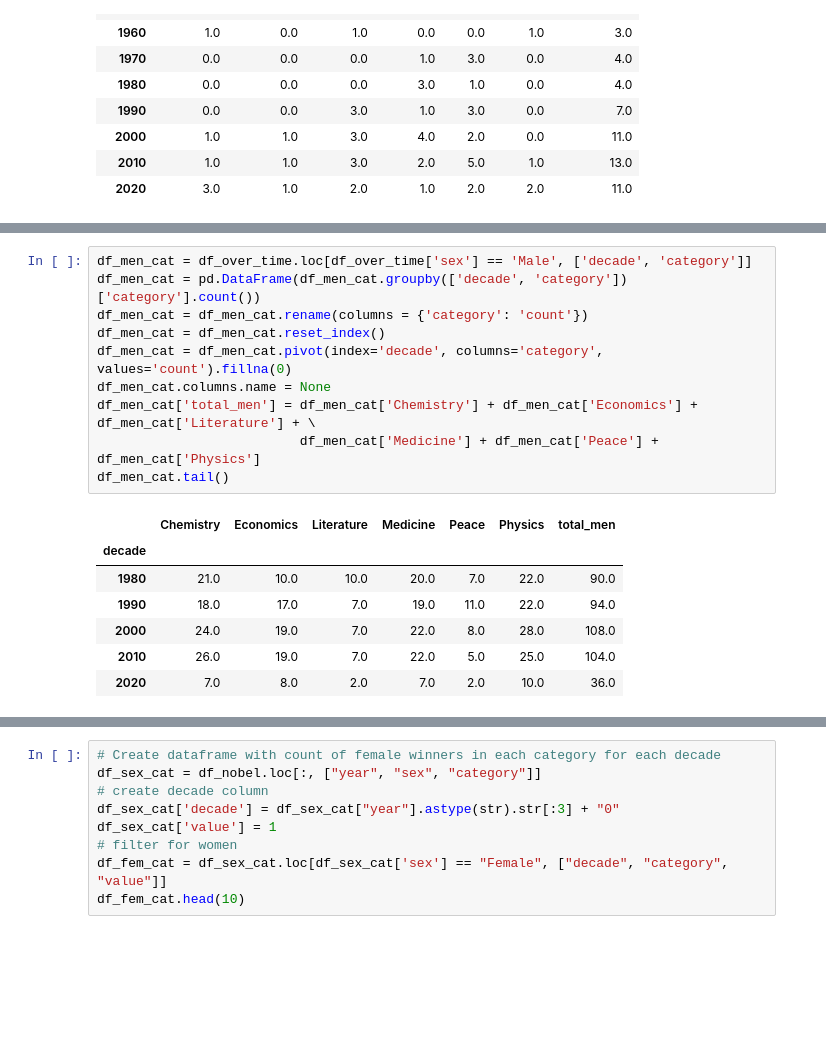
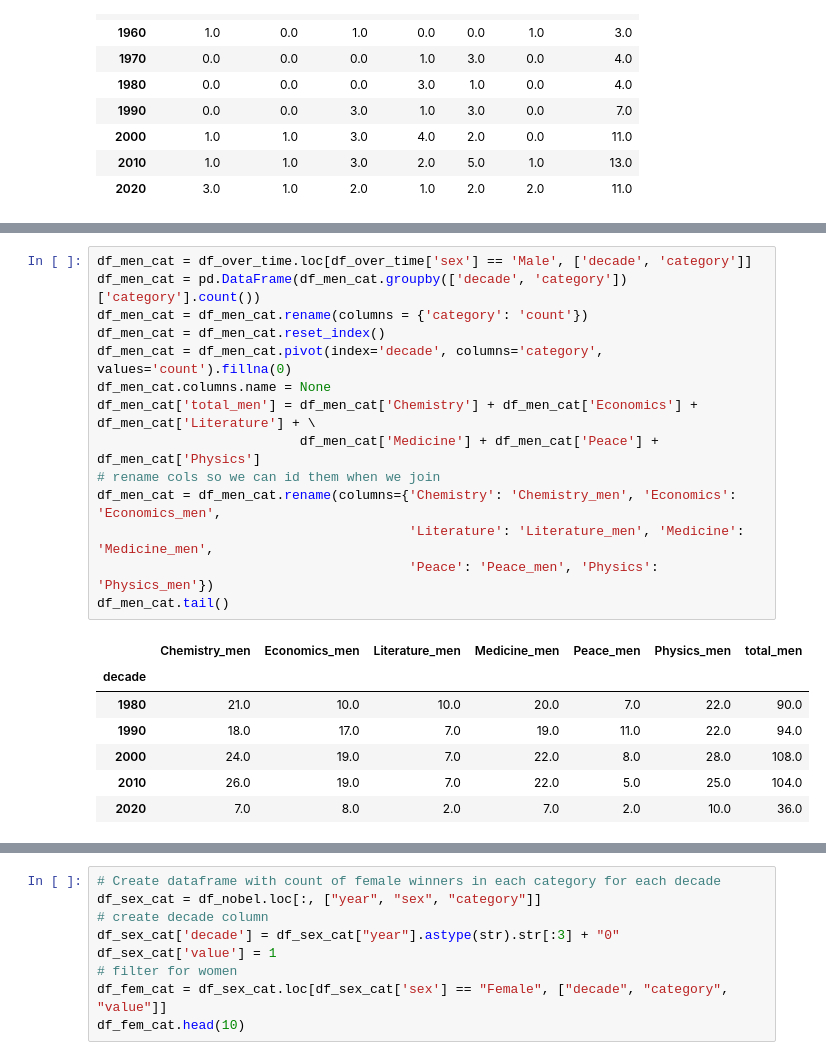
Before and after one commit to MichaelSzczepaniak/DSPortfolio, a Jupyter notebook: Nobel_Winners/NobelWinners.ipynb, the cells around one changed output, grey strips where cells are left out. Saved outputs shown, nothing was run; the diff lists cells and outputs as text; blank space fills up the shorter version.

```diff
--- a/Nobel_Winners/NobelWinners.ipynb
+++ b/Nobel_Winners/NobelWinners.ipynb
@@ -336,15 +339,19 @@ plt.show()
 # %%
 df_men_cat = df_over_time.loc[df_over_time['sex'] == 'Male', ['decade', 'category']]
 df_men_cat = pd.DataFrame(df_men_cat.groupby(['decade', 'category'])['category'].count())
 df_men_cat = df_men_cat.rename(columns = {'category': 'count'})
 df_men_cat = df_men_cat.reset_index()
 df_men_cat = df_men_cat.pivot(index='decade', columns='category', values='count').fillna(0)
 df_men_cat.columns.name = None
 df_men_cat['total_men'] = df_men_cat['Chemistry'] + df_men_cat['Economics'] + df_men_cat['Literature'] + \
                           df_men_cat['Medicine'] + df_men_cat['Peace'] + df_men_cat['Physics']
+# rename cols so we can id them when we join
+df_men_cat = df_men_cat.rename(columns={'Chemistry': 'Chemistry_men', 'Economics': 'Economics_men',
+                                        'Literature': 'Literature_men', 'Medicine': 'Medicine_men',
+                                        'Peace': 'Peace_men', 'Physics': 'Physics_men'})
 df_men_cat.tail()
 # %% [output]
-|  | Chemistry | Economics | Literature | Medicine | Peace | Physics | total_men |
+|  | Chemistry_men | Economics_men | Literature_men | Medicine_men | Peace_men | Physics_men | total_men |
 | decade |  |  |  |  |  |  |  |
 | 1980 | 21.0 | 10.0 | 10.0 | 20.0 | 7.0 | 22.0 | 90.0 |
 | 1990 | 18.0 | 17.0 | 7.0 | 19.0 | 11.0 | 22.0 | 94.0 |
```
Also changed, not shown: parts of 9 cells of this notebook.
